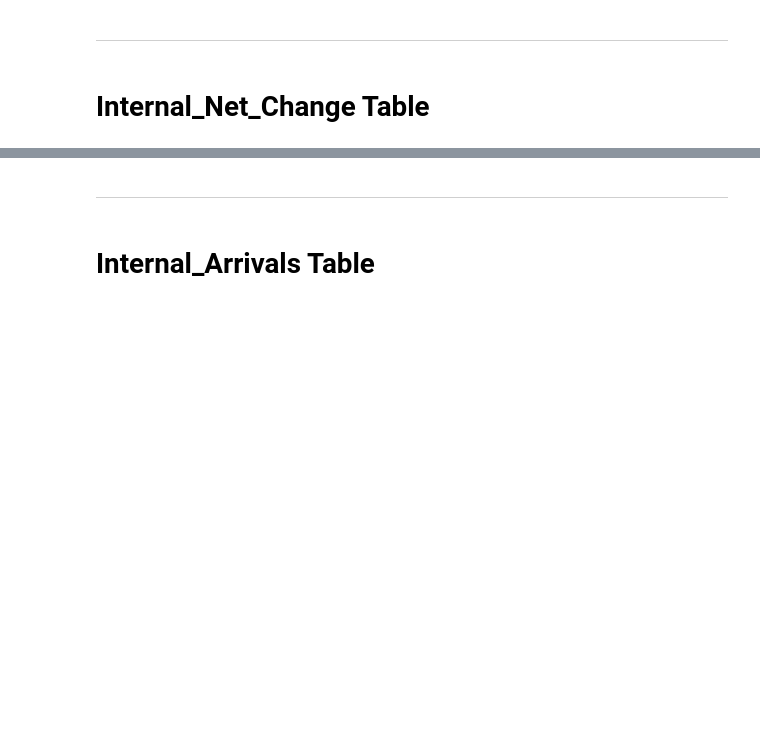
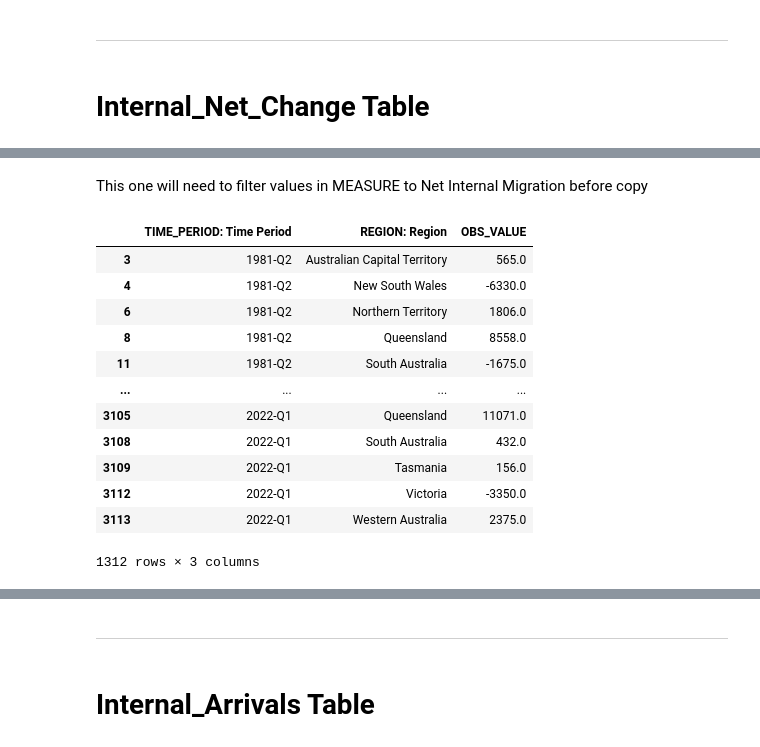
Before and after one commit to jonowood/Project_2, a Jupyter notebook: ETL/Clean_Test.ipynb, the cells around one changed output, grey strips where cells are left out. Drawn from its saved outputs; the diff is of its cells as text; code cells hidden in the pictures; blank space fills up the shorter version.

Commit message:
Internal_net_change done

```diff
--- a/ETL/Clean_Test.ipynb
+++ b/ETL/Clean_Test.ipynb
@@ -295,3 +295,25 @@ average_earnings_df.head()
 <img src="../Images/internal_net_change_t.png"
      align="left"
      width="250" />
+# %% [markdown]
+This one will need to filter values in MEASURE to  Net Internal Migration before copy
+# %%
+erp_data_filtered = erp_data_df[erp_data_df['MEASURE: Measure'] == ' Net Internal Migration']
+# %%
+# Copy column to new DF
+internal_net_change_df = erp_data_filtered[['TIME_PERIOD: Time Period', 'REGION: Region', 'OBS_VALUE']].copy()
+internal_net_change_df
+# %% [output]
+|  | TIME_PERIOD: Time Period | REGION: Region | OBS_VALUE |
+| 3 | 1981-Q2 | Australian Capital Territory | 565.0 |
+| 4 | 1981-Q2 | New South Wales | -6330.0 |
+| 6 | 1981-Q2 | Northern Territory | 1806.0 |
+| 8 | 1981-Q2 | Queensland | 8558.0 |
+| 11 | 1981-Q2 | South Australia | -1675.0 |
+| ... | ... | ... | ... |
+| 3105 | 2022-Q1 | Queensland | 11071.0 |
+| 3108 | 2022-Q1 | South Australia | 432.0 |
+| 3109 | 2022-Q1 | Tasmania | 156.0 |
+| 3112 | 2022-Q1 | Victoria | -3350.0 |
+| 3113 | 2022-Q1 | Western Australia | 2375.0 |
+1312 rows × 3 columns
```
Also changed, not shown: parts of 4 cells of this notebook.
